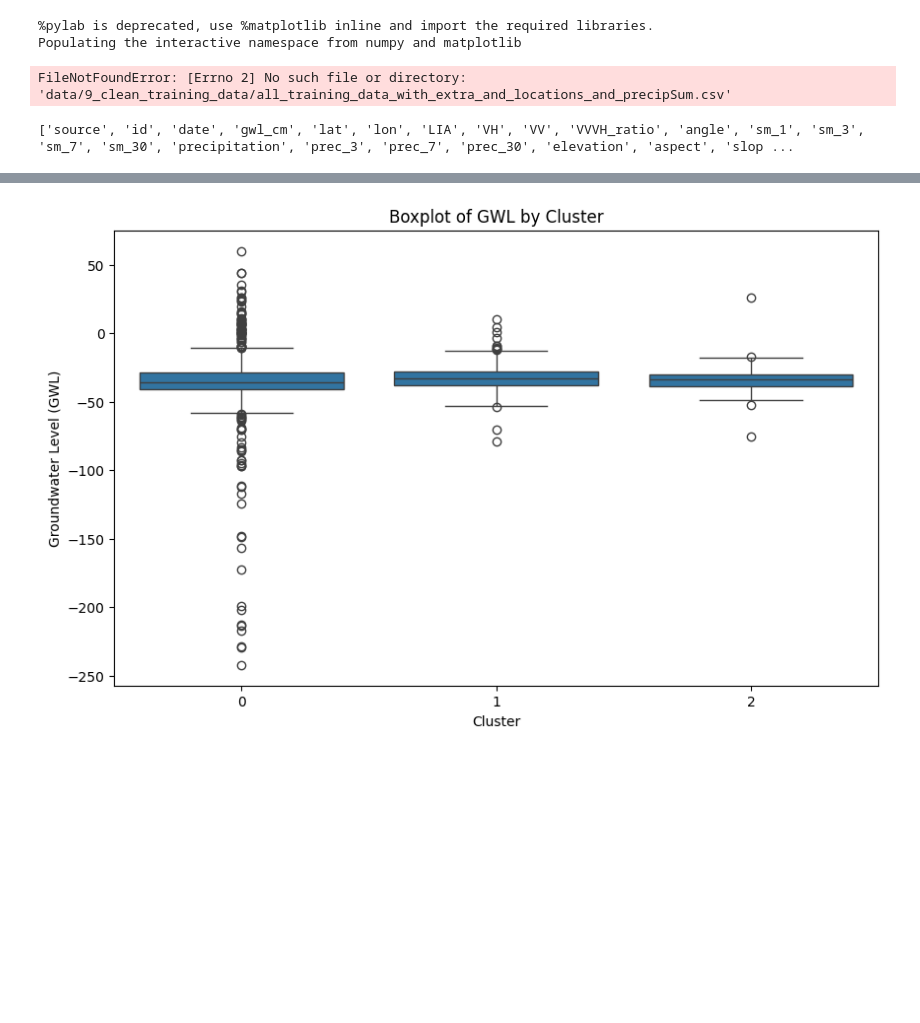
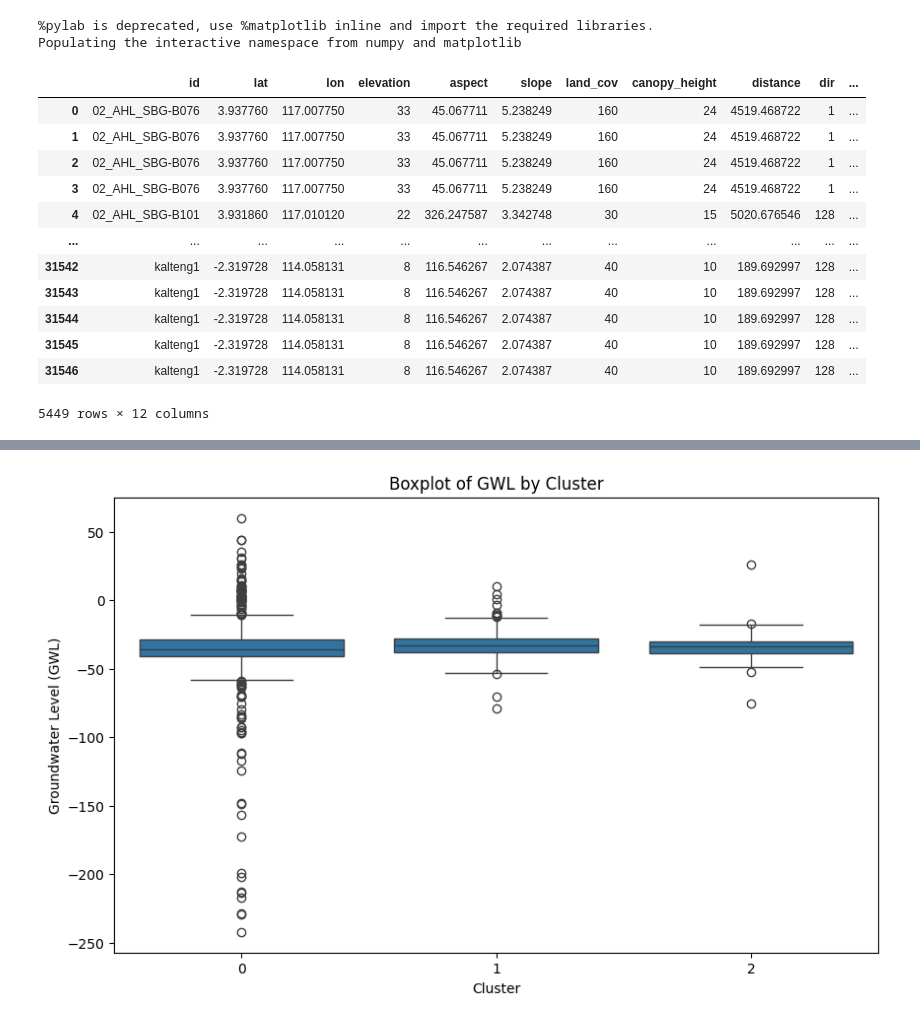
Before and after one commit to dfguerrerom/gwl-modeling, a Jupyter notebook: 8_k_means_cluster_stations.ipynb, the cells around one changed output, grey strips where cells are left out. Drawn from its saved outputs; the diff is of its cells as text; code cells hidden in the pictures; blank space fills up the shorter version.

```diff
--- a/8_k_means_cluster_stations.ipynb
+++ b/8_k_means_cluster_stations.ipynb
@@ -15,10 +19,2 @@ from pathlib import Path
 # %%
 df = pd.read_csv("data/9_clean_training_data/all_training_data_with_extra_and_locations_and_precipSum.csv", parse_dates=["date"])
-df.head()
-# %% [output]
-FileNotFoundError: [Errno 2] No such file or directory: 'data/9_clean_training_data/all_training_data_with_extra_and_locations_and_precipSum.csv'
-# %%
-# Get the list of column names
-print(df.columns.tolist())
-# %% [output]
-['source', 'id', 'date', 'gwl_cm', 'lat', 'lon', 'LIA', 'VH', 'VV', 'VVVH_ratio', 'angle', 'sm_1', 'sm_3', 'sm_7', 'sm_30', 'precipitation', 'prec_3', 'prec_7', 'prec_30', 'elevation', 'aspect', 'slop ...
@@ -33 +21,23 @@ import numpy as np
+# %%
+# Select relevant columns for clustering
+columns_to_keep = ['id', 'lat', 'lon', 'elevation', 'aspect', 'slope', 'land_cov', 'canopy_height', 'distance', 'dir', 'acc', 'gwl_cm']
+
+# Retain only the selected columns
+df = df[df['region_id'].isin(center_region_ids)]
+df = df[columns_to_keep]
+df
+# %% [output]
+|  | id | lat | lon | elevation | aspect | slope | land_cov | canopy_height | distance | dir | ... |
+| 0 | 02_AHL_SBG-B076 | 3.937760 | 117.007750 | 33 | 45.067711 | 5.238249 | 160 | 24 | 4519.468722 | 1 | ... |
+| 1 | 02_AHL_SBG-B076 | 3.937760 | 117.007750 | 33 | 45.067711 | 5.238249 | 160 | 24 | 4519.468722 | 1 | ... |
+| 2 | 02_AHL_SBG-B076 | 3.937760 | 117.007750 | 33 | 45.067711 | 5.238249 | 160 | 24 | 4519.468722 | 1 | ... |
+| 3 | 02_AHL_SBG-B076 | 3.937760 | 117.007750 | 33 | 45.067711 | 5.238249 | 160 | 24 | 4519.468722 | 1 | ... |
+| 4 | 02_AHL_SBG-B101 | 3.931860 | 117.010120 | 22 | 326.247587 | 3.342748 | 30 | 15 | 5020.676546 | 128 | ... |
+| ... | ... | ... | ... | ... | ... | ... | ... | ... | ... | ... | ... |
+| 31542 | kalteng1 | -2.319728 | 114.058131 | 8 | 116.546267 | 2.074387 | 40 | 10 | 189.692997 | 128 | ... |
+| 31543 | kalteng1 | -2.319728 | 114.058131 | 8 | 116.546267 | 2.074387 | 40 | 10 | 189.692997 | 128 | ... |
+| 31544 | kalteng1 | -2.319728 | 114.058131 | 8 | 116.546267 | 2.074387 | 40 | 10 | 189.692997 | 128 | ... |
+| 31545 | kalteng1 | -2.319728 | 114.058131 | 8 | 116.546267 | 2.074387 | 40 | 10 | 189.692997 | 128 | ... |
+| 31546 | kalteng1 | -2.319728 | 114.058131 | 8 | 116.546267 | 2.074387 | 40 | 10 | 189.692997 | 128 | ... |
+5449 rows × 12 columns
 # %%
```
Also changed, not shown: parts of 5 cells of this notebook, 17 other files.
